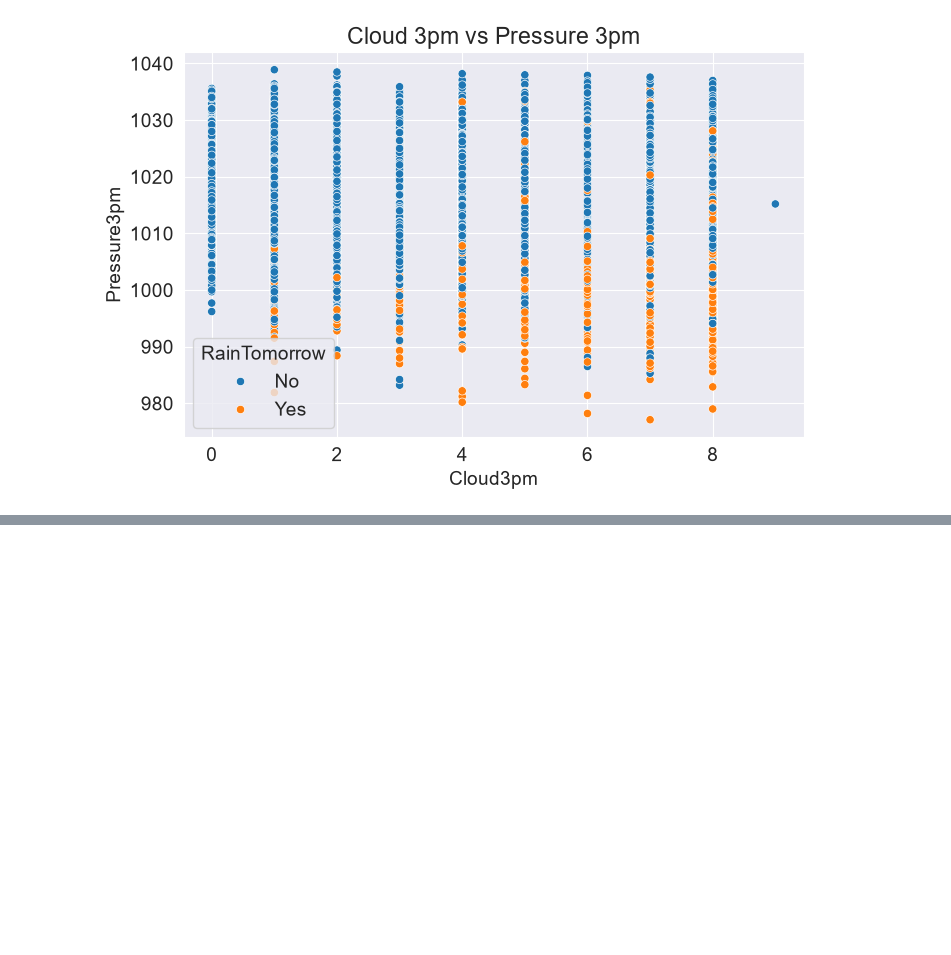
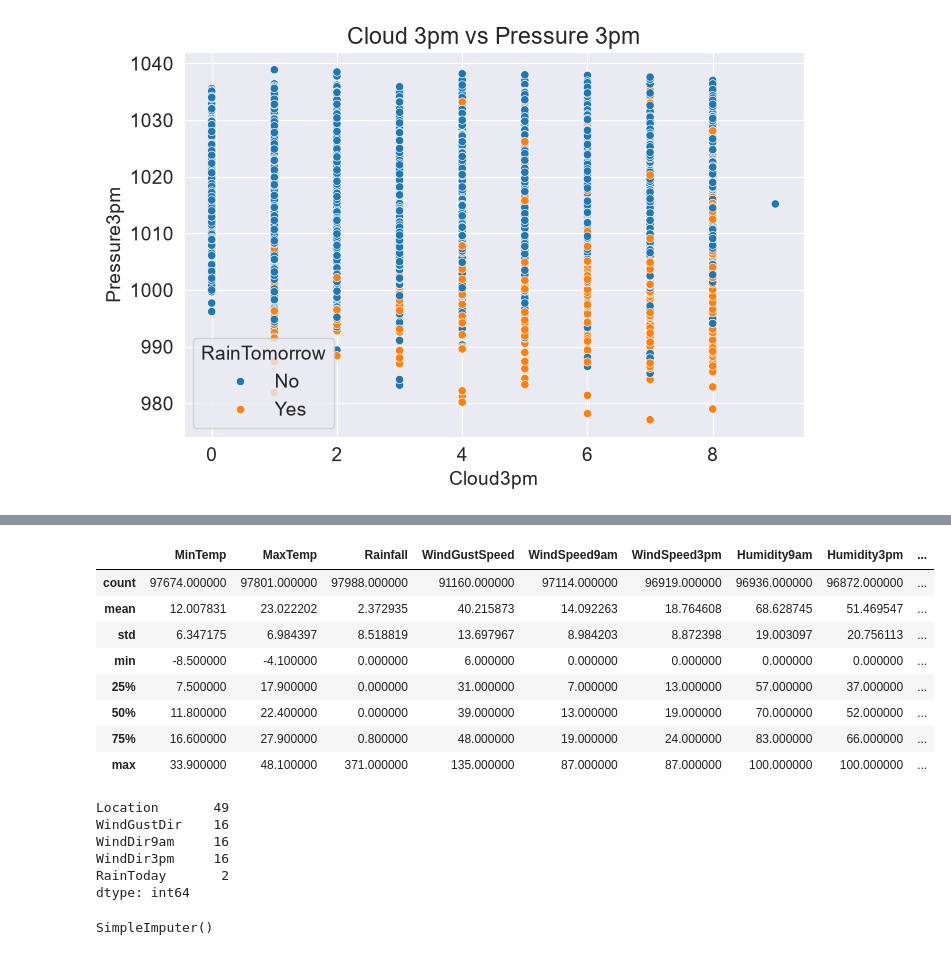
Before and after one commit to naren1003/Rain_in_aus, a Jupyter notebook: notebooks/Rain_in_aus.ipynb, the cells around one changed output, grey strips where cells are left out. Drawn from its saved outputs; the diff is of its cells as text; code cells hidden in the pictures; blank space fills up the shorter version.

```diff
--- a/notebooks/Rain_in_aus.ipynb
+++ b/notebooks/Rain_in_aus.ipynb
@@ -142,0 +267,30 @@ Text(0.5, 1.0, 'Cloud 3pm vs Pressure 3pm')
+# %%
+numeric_cols = train_input.select_dtypes(include=np.number).columns.tolist()
+categorical_cols = train_input.select_dtypes('str').columns.tolist()
+
+#10. identify numeric and categorical cols
+# %%
+train_input[numeric_cols].describe()
+# %% [output]
+|  | MinTemp | MaxTemp | Rainfall | WindGustSpeed | WindSpeed9am | WindSpeed3pm | Humidity9am | Humidity3pm | ... |
+| count | 97674.000000 | 97801.000000 | 97988.000000 | 91160.000000 | 97114.000000 | 96919.000000 | 96936.000000 | 96872.000000 | ... |
+| mean | 12.007831 | 23.022202 | 2.372935 | 40.215873 | 14.092263 | 18.764608 | 68.628745 | 51.469547 | ... |
+| std | 6.347175 | 6.984397 | 8.518819 | 13.697967 | 8.984203 | 8.872398 | 19.003097 | 20.756113 | ... |
+| min | -8.500000 | -4.100000 | 0.000000 | 6.000000 | 0.000000 | 0.000000 | 0.000000 | 0.000000 | ... |
+| 25% | 7.500000 | 17.900000 | 0.000000 | 31.000000 | 7.000000 | 13.000000 | 57.000000 | 37.000000 | ... |
+| 50% | 11.800000 | 22.400000 | 0.000000 | 39.000000 | 13.000000 | 19.000000 | 70.000000 | 52.000000 | ... |
+| 75% | 16.600000 | 27.900000 | 0.800000 | 48.000000 | 19.000000 | 24.000000 | 83.000000 | 66.000000 | ... |
+| max | 33.900000 | 48.100000 | 371.000000 | 135.000000 | 87.000000 | 87.000000 | 100.000000 | 100.000000 | ... |
+# %%
+train_input[categorical_cols].nunique()
+# %% [output]
+Location       49
+WindGustDir    16
+WindDir9am     16
+WindDir3pm     16
+RainToday       2
+dtype: int64
+# %%
+impute.fit(raw_df[numeric_cols])
+# %% [output]
+SimpleImputer()
```
Also changed, not shown: parts of 25 cells of this notebook.
